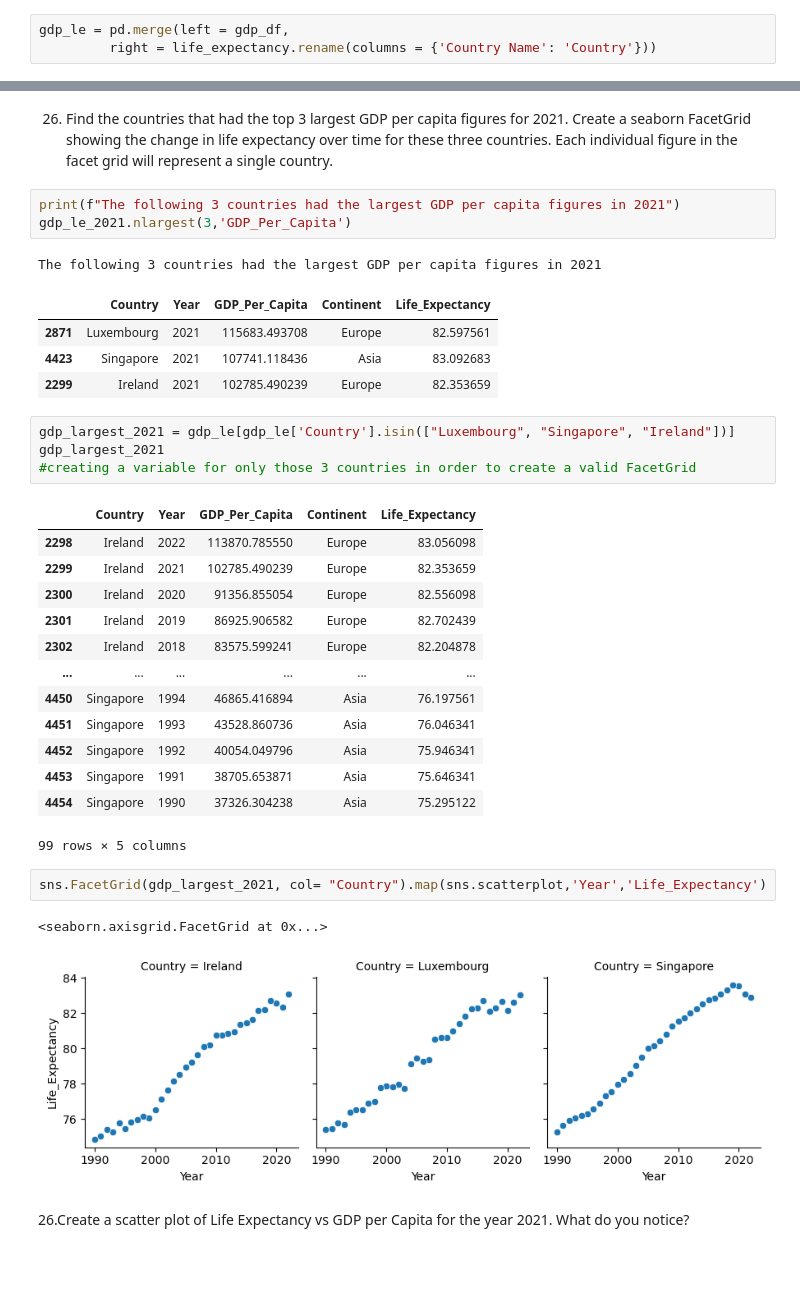
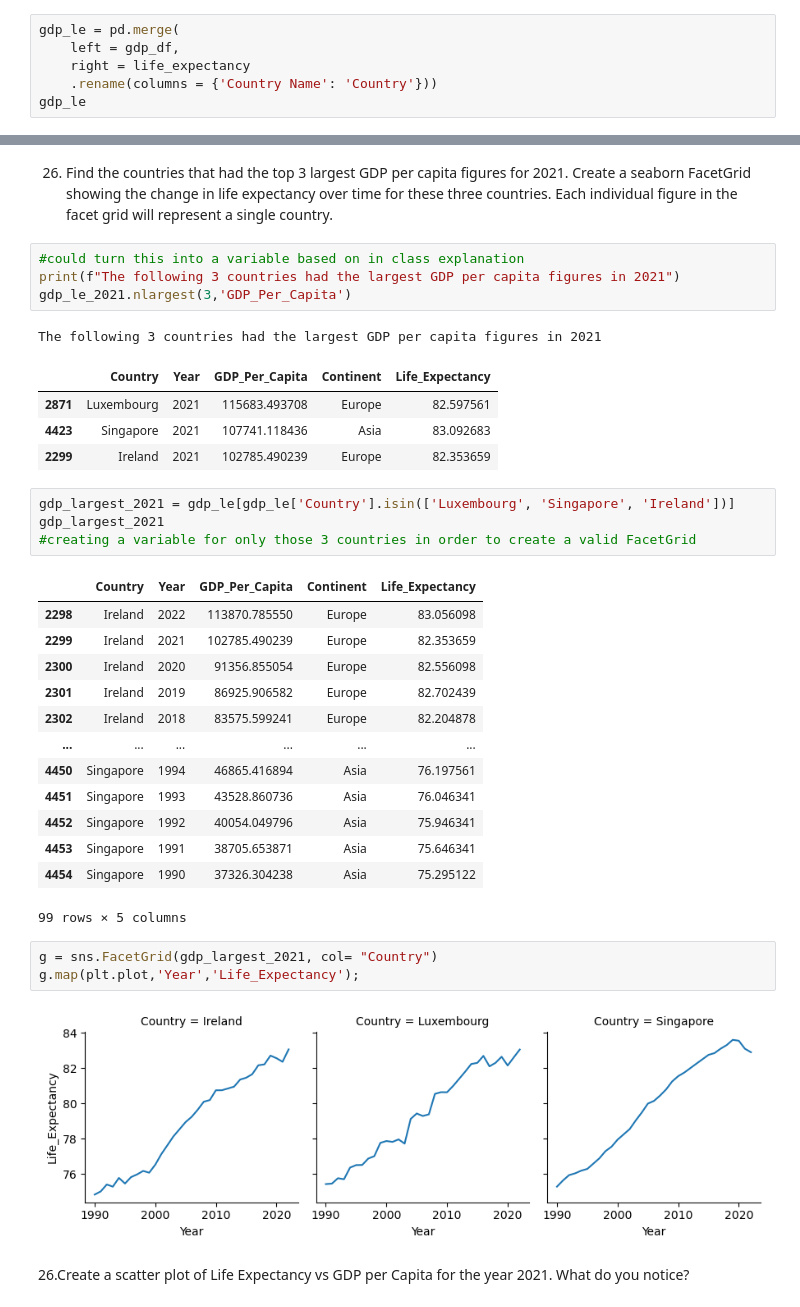
Before and after one commit to nss-data-science-cohort-8/un-exploration-Jorgen85Lex, a Jupyter notebook: notebooks/UN_Data_Exploration.ipynb, the cells around one changed output, grey strips where cells are left out. Saved outputs shown, nothing was run; the diff lists cells and outputs as text; blank space fills up the shorter version.

```diff
--- a/notebooks/UN_Data_Exploration.ipynb
+++ b/notebooks/UN_Data_Exploration.ipynb
@@ -476,5 +476,8 @@ The country below is the first country to have a life expectancy of over 80 year
 #'Year' was created into a list in order to melt the data so, here, turning it back into integer values
 life_expectancy['Year']=life_expectancy['Year'].astype(int)
 # %%
-gdp_le = pd.merge(left = gdp_df,
-         right = life_expectancy.rename(columns = {'Country Name': 'Country'}))
+gdp_le = pd.merge(
+    left = gdp_df,
+    right = life_expectancy
+    .rename(columns = {'Country Name': 'Country'}))
+gdp_le
@@ -530,6 +525,7 @@ Name: count, dtype: int64
 # %% [markdown]
 26. Find the countries that had the top 3 largest GDP per capita figures for 2021. Create a seaborn FacetGrid showing the change in life expectancy over time for these three countries. Each individual figure in the facet grid will represent a single country.
 # %%
+#could turn this into a variable based on in class explanation
 print(f"The following 3 countries had the largest GDP per capita figures in 2021")
 gdp_le_2021.nlargest(3,'GDP_Per_Capita')
 # %% [output]
@@ -539,7 +535,7 @@ The following 3 countries had the largest GDP per capita figures in 2021
 | 4423 | Singapore | 2021 | 107741.118436 | Asia | 83.092683 |
 | 2299 | Ireland | 2021 | 102785.490239 | Europe | 82.353659 |
 # %%
-gdp_largest_2021 = gdp_le[gdp_le['Country'].isin(["Luxembourg", "Singapore", "Ireland"])]
+gdp_largest_2021 = gdp_le[gdp_le['Country'].isin(['Luxembourg', 'Singapore', 'Ireland'])]
 gdp_largest_2021
 #creating a variable for only those 3 countries in order to create a valid FacetGrid
 # %% [output]
@@ -557,10 +553,10 @@ gdp_largest_2021
 | 4454 | Singapore | 1990 | 37326.304238 | Asia | 75.295122 |
 99 rows × 5 columns
 # %%
-sns.FacetGrid(gdp_largest_2021, col= "Country").map(sns.scatterplot,'Year','Life_Expectancy')
+g = sns.FacetGrid(gdp_largest_2021, col= "Country")
+g.map(plt.plot,'Year','Life_Expectancy');
 # %% [output]
-<seaborn.axisgrid.FacetGrid at 0x...>
-[figure, old version]
+[figure, new version]
 # %% [markdown]
 26.Create a scatter plot of Life Expectancy vs GDP per Capita for the year 2021. What do you notice?
 # %%
```
Also changed, not shown: parts of 11 cells of this notebook.
